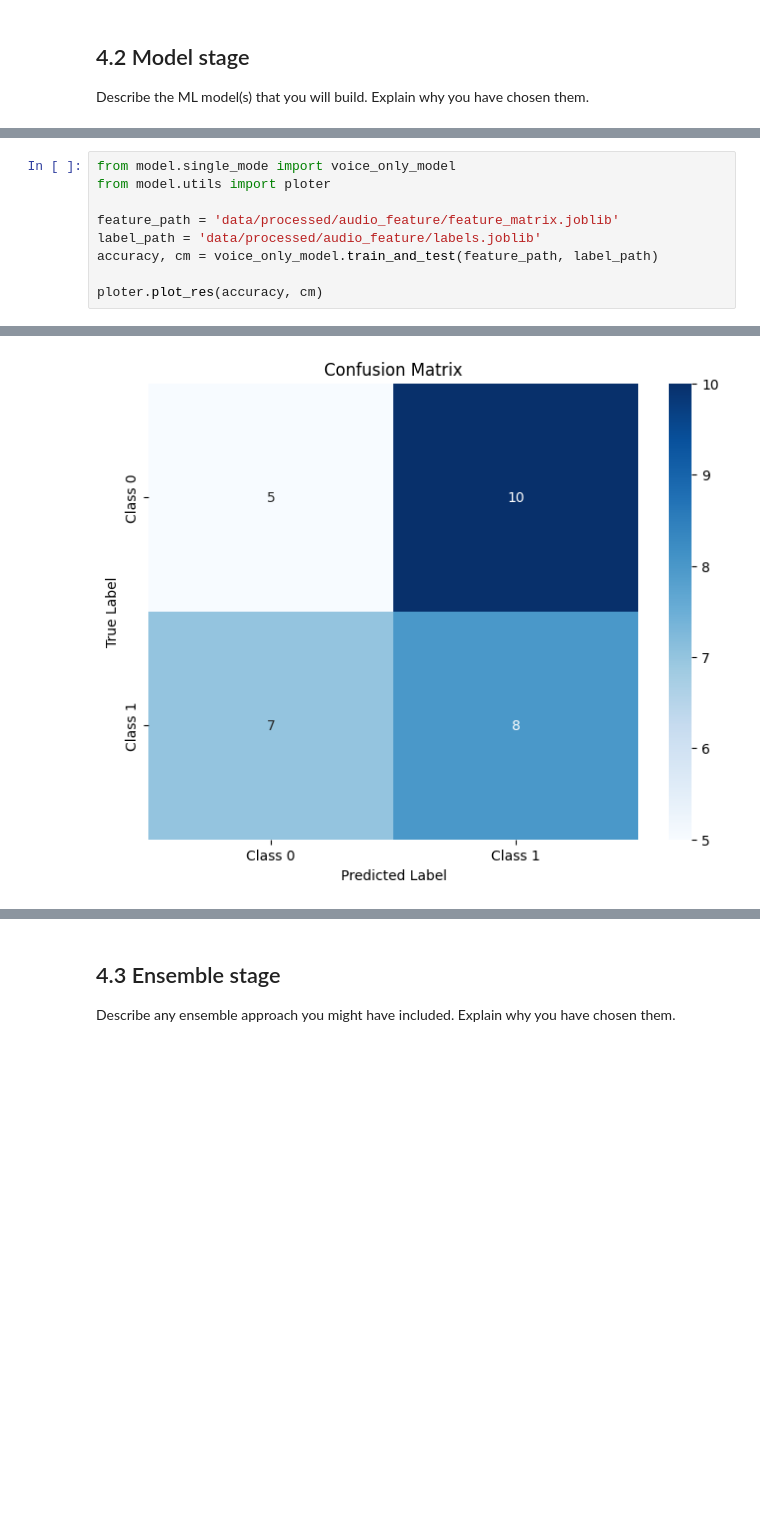
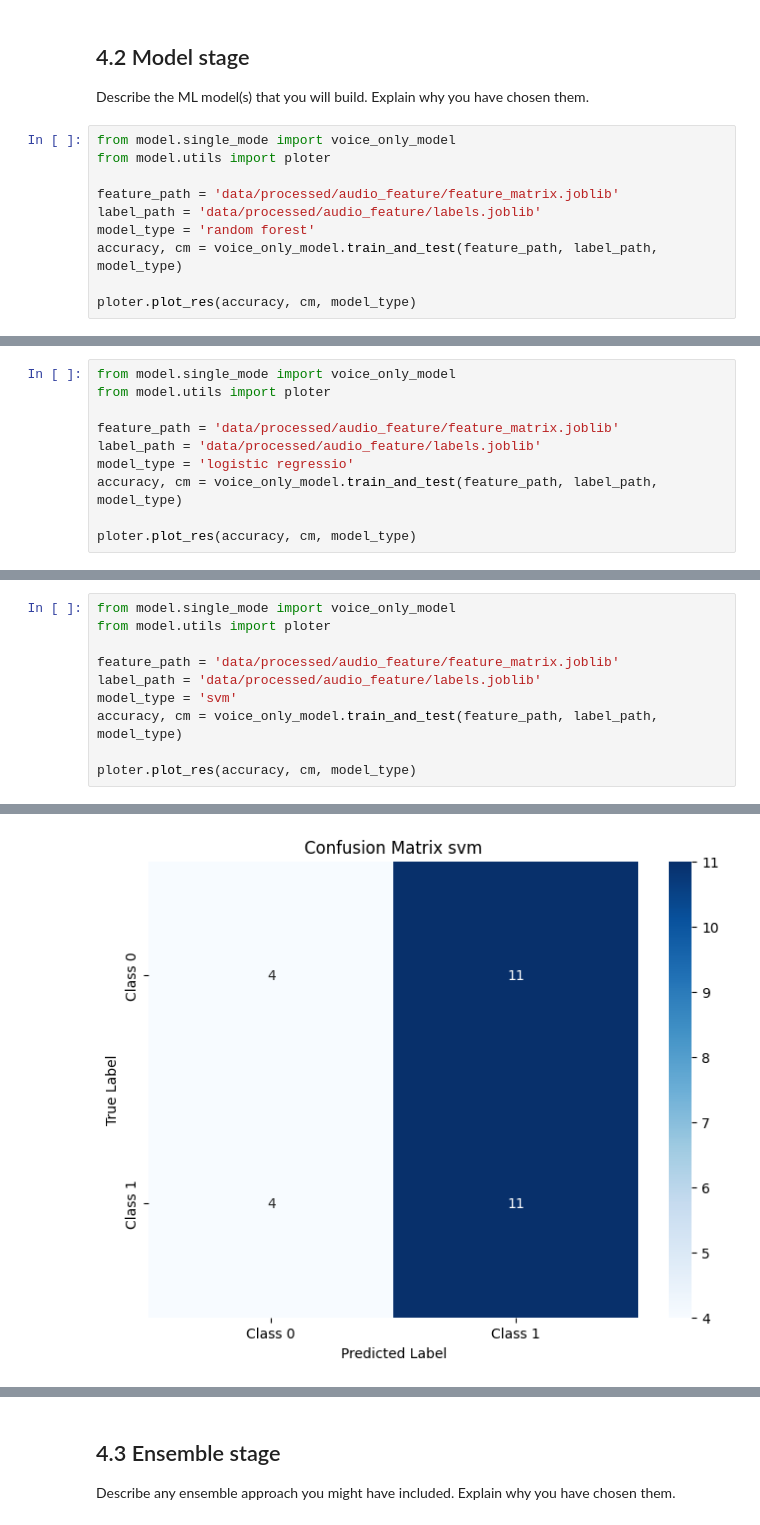
Before and after one commit to zxrys/ML_mini_proj, a Jupyter notebook: CBU5201_miniproject_submission.ipynb, the cells around one changed output, grey strips where cells are left out. Cells and saved outputs as stored; diff of their text form; blank space fills up the shorter version.

```diff
--- a/CBU5201_miniproject_submission.ipynb
+++ b/CBU5201_miniproject_submission.ipynb
@@ -255,3 +368,13 @@ Labels saved to data/processed/text_feature/labels.joblib
 ## 4.2 Model stage
 
 Describe the ML model(s) that you will build. Explain why you have chosen them.
+# %%
+from model.single_mode import voice_only_model
+from model.utils import ploter
+
+feature_path = 'data/processed/audio_feature/feature_matrix.joblib'
+label_path = 'data/processed/audio_feature/labels.joblib'
+model_type = 'random forest'
+accuracy, cm = voice_only_model.train_and_test(feature_path, label_path, model_type)
+
+ploter.plot_res(accuracy, cm, model_type)
@@ -257,0 +400,10 @@ Describe the ML model(s) that you will build. Explain why you have chosen them.
+# %%
+from model.single_mode import voice_only_model
+from model.utils import ploter
+
+feature_path = 'data/processed/audio_feature/feature_matrix.joblib'
+label_path = 'data/processed/audio_feature/labels.joblib'
+model_type = 'logistic regressio'
+accuracy, cm = voice_only_model.train_and_test(feature_path, label_path, model_type)
+
+ploter.plot_res(accuracy, cm, model_type)
@@ -261,9 +432,10 @@ from model.utils import ploter
 
 feature_path = 'data/processed/audio_feature/feature_matrix.joblib'
 label_path = 'data/processed/audio_feature/labels.joblib'
-accuracy, cm = voice_only_model.train_and_test(feature_path, label_path)
+model_type = 'svm'
+accuracy, cm = voice_only_model.train_and_test(feature_path, label_path, model_type)
 
-ploter.plot_res(accuracy, cm)
+ploter.plot_res(accuracy, cm, model_type)
 # %% [output]
 Features loaded from data/processed/audio_feature/feature_matrix.joblib
 Labels loaded from data/processed/audio_feature/labels.joblib
@@ -285 +457 @@ Test Accuracy: 0.4333
-[figure, old version]
+[figure, new version]
```
Also changed, not shown: parts of 10 cells of this notebook, 4 other files.
